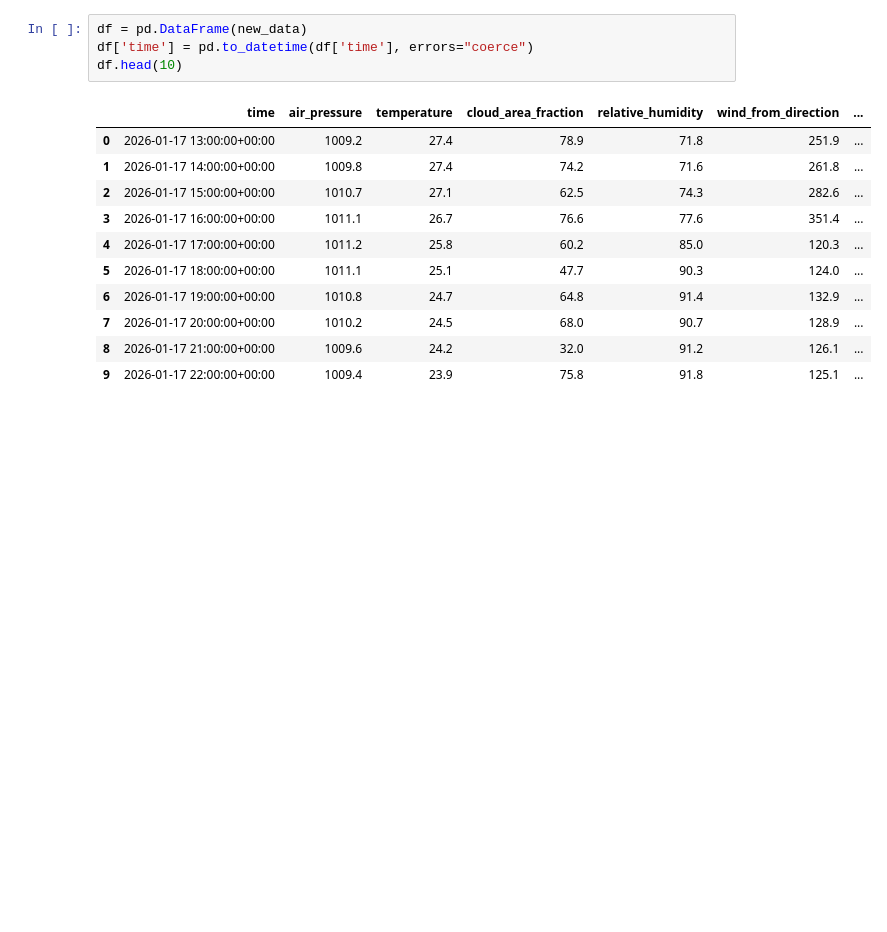
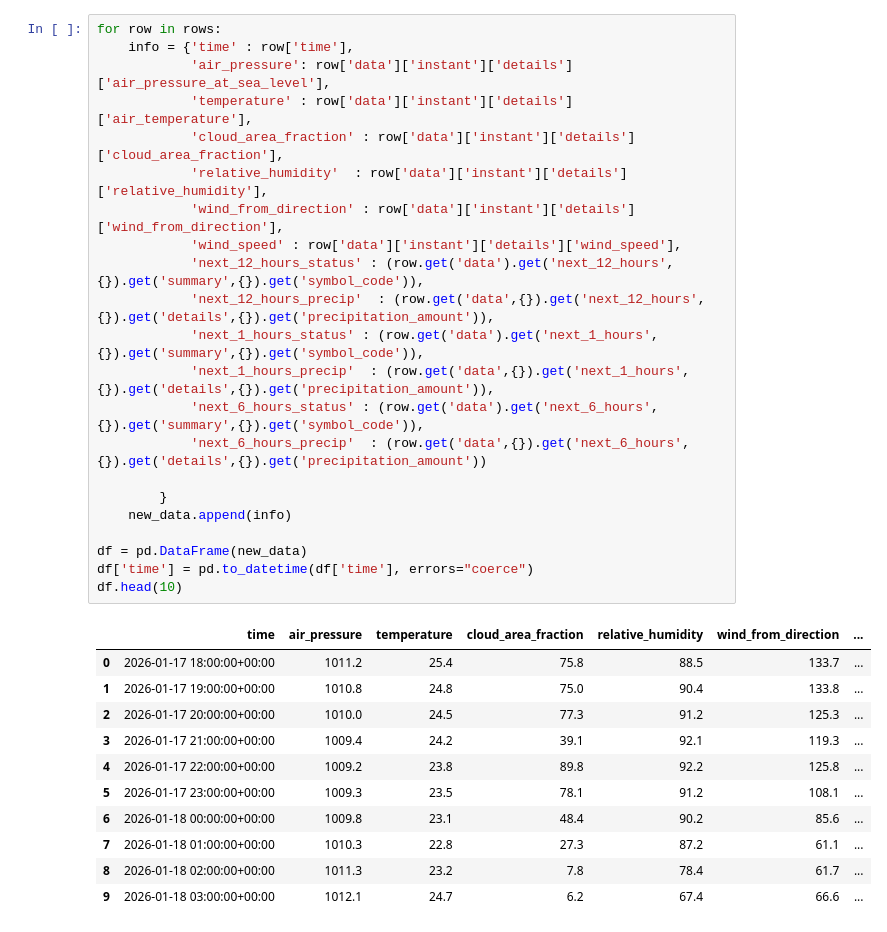
Before and after one commit to snandhakishor/Crypto_analytics, a Jupyter notebook: weather_climate.ipynb, the cells around one changed output. Saved outputs shown, nothing was run; the diff lists cells and outputs as text; blank space fills up the shorter version.

```diff
--- a/weather_climate.ipynb
+++ b/weather_climate.ipynb
@@ -30,16 +36,34 @@ for row in rows:
-# %%
-df = pd.DataFrame(new_data)
-df['time'] = pd.to_datetime(df['time'], errors="coerce")
-df.head(10)
-# %% [output]
-|  | time | air_pressure | temperature | cloud_area_fraction | relative_humidity | wind_from_direction | ... |
-| 0 | 2026-01-17 13:00:00+00:00 | 1009.2 | 27.4 | 78.9 | 71.8 | 251.9 | ... |
-| 1 | 2026-01-17 14:00:00+00:00 | 1009.8 | 27.4 | 74.2 | 71.6 | 261.8 | ... |
-| 2 | 2026-01-17 15:00:00+00:00 | 1010.7 | 27.1 | 62.5 | 74.3 | 282.6 | ... |
-| 3 | 2026-01-17 16:00:00+00:00 | 1011.1 | 26.7 | 76.6 | 77.6 | 351.4 | ... |
-| 4 | 2026-01-17 17:00:00+00:00 | 1011.2 | 25.8 | 60.2 | 85.0 | 120.3 | ... |
-| 5 | 2026-01-17 18:00:00+00:00 | 1011.1 | 25.1 | 47.7 | 90.3 | 124.0 | ... |
-| 6 | 2026-01-17 19:00:00+00:00 | 1010.8 | 24.7 | 64.8 | 91.4 | 132.9 | ... |
-| 7 | 2026-01-17 20:00:00+00:00 | 1010.2 | 24.5 | 68.0 | 90.7 | 128.9 | ... |
-| 8 | 2026-01-17 21:00:00+00:00 | 1009.6 | 24.2 | 32.0 | 91.2 | 126.1 | ... |
-| 9 | 2026-01-17 22:00:00+00:00 | 1009.4 | 23.9 | 75.8 | 91.8 | 125.1 | ... |
+# %%
+for row in rows:
+    info = {'time' : row['time'],
+            'air_pressure': row['data']['instant']['details']['air_pressure_at_sea_level'],
+            'temperature' : row['data']['instant']['details']['air_temperature'],
+            'cloud_area_fraction' : row['data']['instant']['details']['cloud_area_fraction'],
+            'relative_humidity'  : row['data']['instant']['details']['relative_humidity'],
+            'wind_from_direction' : row['data']['instant']['details']['wind_from_direction'],
+            'wind_speed' : row['data']['instant']['details']['wind_speed'],
+            'next_12_hours_status' : (row.get('data').get('next_12_hours',{}).get('summary',{}).get('symbol_code')),
+            'next_12_hours_precip'  : (row.get('data',{}).get('next_12_hours',{}).get('details',{}).get('precipitation_amount')),
+            'next_1_hours_status' : (row.get('data').get('next_1_hours',{}).get('summary',{}).get('symbol_code')),
+            'next_1_hours_precip'  : (row.get('data',{}).get('next_1_hours',{}).get('details',{}).get('precipitation_amount')),
+            'next_6_hours_status' : (row.get('data').get('next_6_hours',{}).get('summary',{}).get('symbol_code')),
+            'next_6_hours_precip'  : (row.get('data',{}).get('next_6_hours',{}).get('details',{}).get('precipitation_amount'))
+
+        }
+    new_data.append(info)
+
+df = pd.DataFrame(new_data)
+df['time'] = pd.to_datetime(df['time'], errors="coerce")
+df.head(10)
+# %% [output]
+|  | time | air_pressure | temperature | cloud_area_fraction | relative_humidity | wind_from_direction | ... |
+| 0 | 2026-01-17 18:00:00+00:00 | 1011.2 | 25.4 | 75.8 | 88.5 | 133.7 | ... |
+| 1 | 2026-01-17 19:00:00+00:00 | 1010.8 | 24.8 | 75.0 | 90.4 | 133.8 | ... |
+| 2 | 2026-01-17 20:00:00+00:00 | 1010.0 | 24.5 | 77.3 | 91.2 | 125.3 | ... |
+| 3 | 2026-01-17 21:00:00+00:00 | 1009.4 | 24.2 | 39.1 | 92.1 | 119.3 | ... |
+| 4 | 2026-01-17 22:00:00+00:00 | 1009.2 | 23.8 | 89.8 | 92.2 | 125.8 | ... |
+| 5 | 2026-01-17 23:00:00+00:00 | 1009.3 | 23.5 | 78.1 | 91.2 | 108.1 | ... |
+| 6 | 2026-01-18 00:00:00+00:00 | 1009.8 | 23.1 | 48.4 | 90.2 | 85.6 | ... |
+| 7 | 2026-01-18 01:00:00+00:00 | 1010.3 | 22.8 | 27.3 | 87.2 | 61.1 | ... |
+| 8 | 2026-01-18 02:00:00+00:00 | 1011.3 | 23.2 | 7.8 | 78.4 | 61.7 | ... |
+| 9 | 2026-01-18 03:00:00+00:00 | 1012.1 | 24.7 | 6.2 | 67.4 | 66.6 | ... |
```
Also changed, not shown: parts of 1 cell of this notebook.
